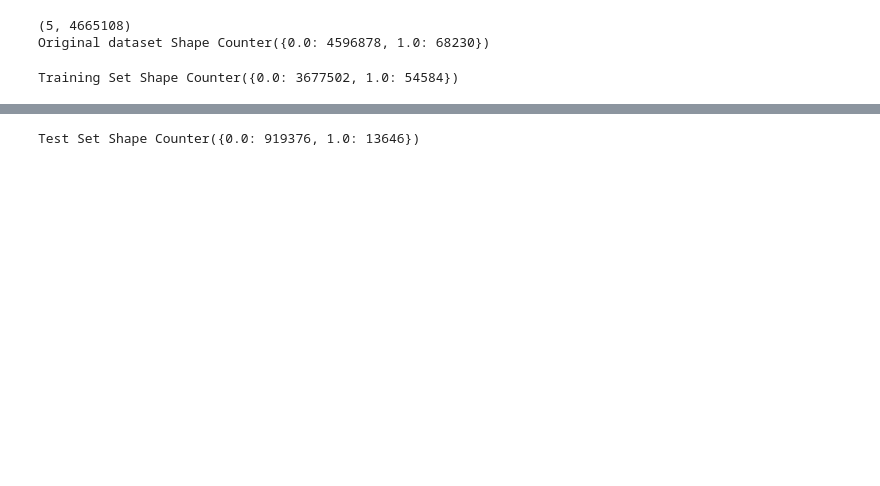
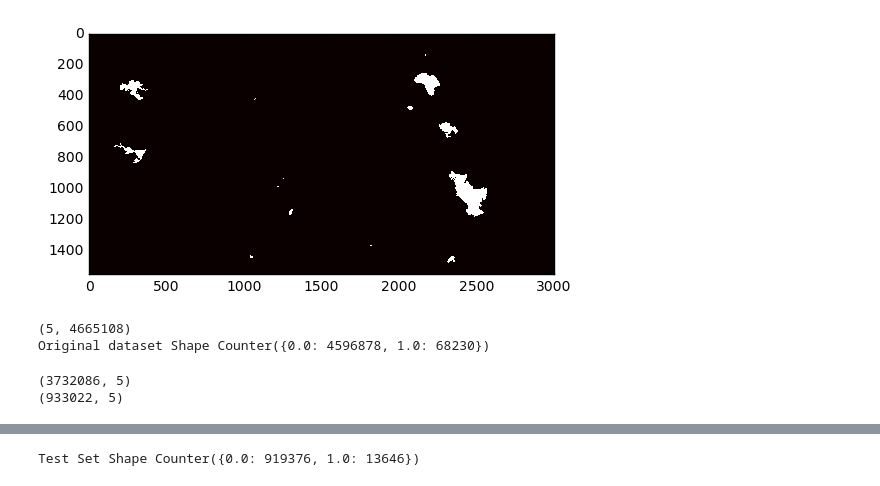
Before and after one commit to SKhatter/Analyzing-and-Predicting-Wildfires, a Jupyter notebook: code/resampling/UnderOverSamplingWithSMOTETomek.ipynb, the cells around one changed output, grey strips where cells are left out. Drawn from its saved outputs; the diff is of its cells as text; code cells hidden in the pictures; blank space fills up the shorter version.

```diff
--- a/code/resampling/UnderOverSamplingWithSMOTETomek.ipynb
+++ b/code/resampling/UnderOverSamplingWithSMOTETomek.ipynb
@@ -86,7 +84,10 @@ fireBand1_14 = fireDataset_14.GetRasterBand(1)
 
 #converting the rasterized values in arrays
 data5_14 =  np.array(fireBand1_14.ReadAsArray(0,0,fireBand1_14.XSize, fireBand1_14.YSize))
-
-
-#reshaping the arrays
-data5_14 = np.reshape(data5_14, data5_14.size, order='F')
+# %%
+#Plotting the fire band
+a = np.asarray(data5_14)
+plt.imshow(a, cmap='hot', interpolation='nearest')
+plt.show()
+# %% [output]
+[figure, added]
@@ -113,16 +117,39 @@ print('Original dataset Shape {}'.format(Counter(y)))
 # %% [output]
 (5, 4665108)
 Original dataset Shape Counter({0.0: 4596878, 1.0: 68230})
-# %%
-#creating test set and training set  using train_test_split
-#Split arrays or matrices into random train and test subsets in ratios 80:20
-
-
-X_train, X_test, y_train, y_test = train_test_split(X, y, test_size=0.2, stratify = y)
-
-
-print('Training Set Shape {}'.format(Counter(y_train)))
-# %% [output]
-Training Set Shape Counter({0.0: 3677502, 1.0: 54584})
+# %%
+#creating test set and training set  using train_test_split
+#Split arrays or matrices into random train and test subsets in ratios 80:20
+X_indices = []
+X_indices = list(range(y.shape[0]))
+X_indices = np.asarray(X_indices)
+X_train = []
+X_test = []
+X_test_map = np.zeros(shape=(a.shape[0], a.shape[1]))
+
+
+X_indices_train, X_indices_test, y_train, y_test = train_test_split(X_indices, y, test_size = 0.2, stratify = y)
+
+for i in range(len(X_indices_train)):
+    X_train.append(data[X_indices_train[i]])
+
+
+for i in range(len(X_indices_test)):
+    r = X_indices_test[i]//a.shape[1]
+    c = X_indices_test[i] - r*a.shape[1]
+    X_test.append(data[X_indices_test[i]])
+    if y_test[i] == 1:
+        X_test_map[r][c] = 1
+
+
+
+
+X_train = np.asarray(X_train)
+X_test = np.asarray(X_test)
+print(X_train.shape)
+print(X_test.shape)
+# %% [output]
+(3732086, 5)
+(933022, 5)
 # %%
 #Using default decision tree classifier
```
Also changed, not shown: parts of 11 cells of this notebook.
